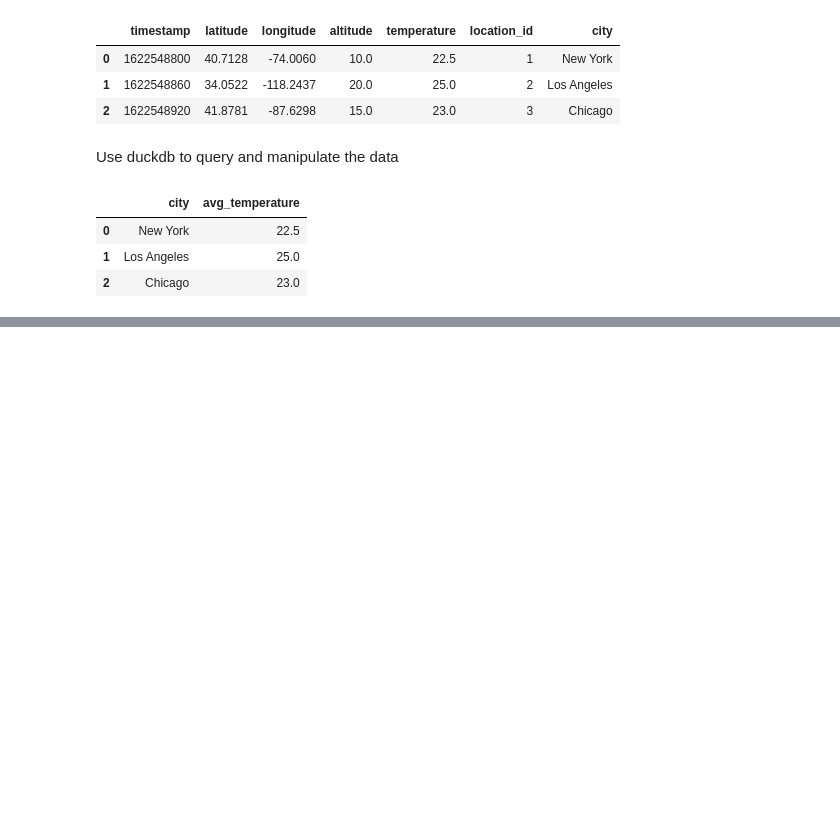
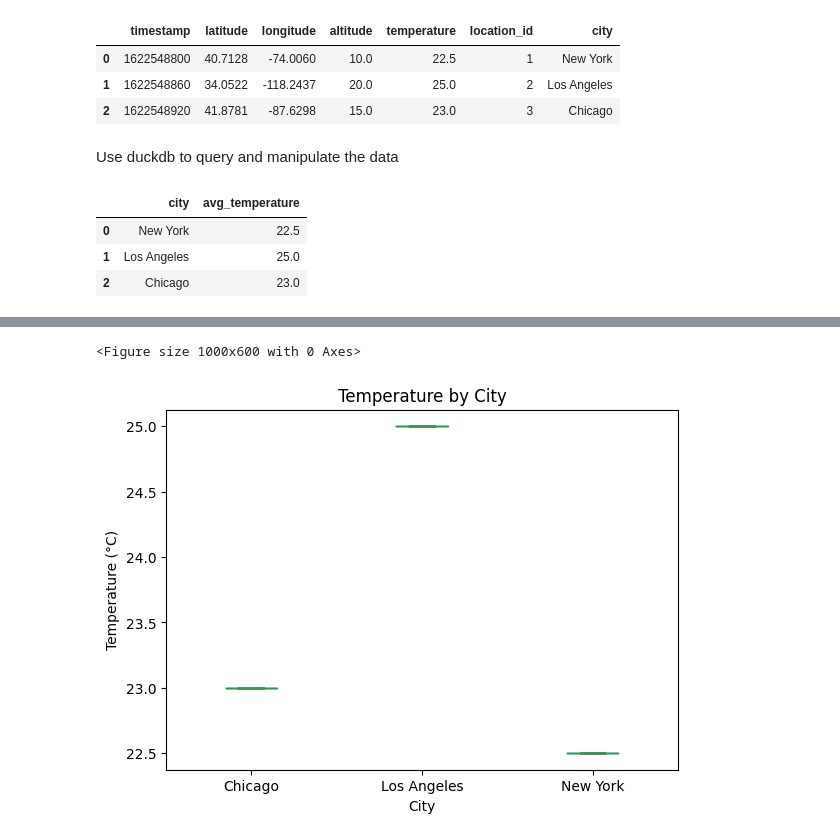
Before and after one commit to octaflop/ducktiles, a Jupyter notebook: introduction.ipynb, the cells around one changed output, grey strips where cells are left out. Drawn from its saved outputs; the diff is of its cells as text; code cells hidden in the pictures; blank space fills up the shorter version.

```diff
--- a/introduction.ipynb
+++ b/introduction.ipynb
@@ -159,0 +201,36 @@ result
+# %%
+import duckdb
+
+# Create a new DataFrame for location metadata
+location_metadata = pd.DataFrame({
+    'location_id': [1, 2, 3],
+    'latitude': [40.7128, 34.0522, 41.8781],
+    'longitude': [-74.0060, -118.2437, -87.6298],
+    'city': ['New York', 'Los Angeles', 'Chicago']
+})
+
+# Merge the temperature data with location metadata
+temperature_data = temperature_data.merge(location_metadata, on=['latitude', 'longitude'])
+
+# Use DuckDB to query the data
+con = duckdb.connect()
+con.register('temperature_data', temperature_data)
+
+query = """
+SELECT city, temperature
+FROM temperature_data
+"""
+
+result = con.execute(query).fetchdf()
+
+# Box plot of temperature by city
+plt.figure(figsize=(10, 6))
+result.boxplot(by='city', column=['temperature'], grid=False)
+plt.title('Temperature by City')
+plt.suptitle('')  # Suppress the default title
+plt.xlabel('City')
+plt.ylabel('Temperature (°C)')
+plt.show()
+# %% [output]
+<Figure size 1000x600 with 0 Axes>
+[figure, added]
```
Also changed, not shown: parts of 7 cells of this notebook.
